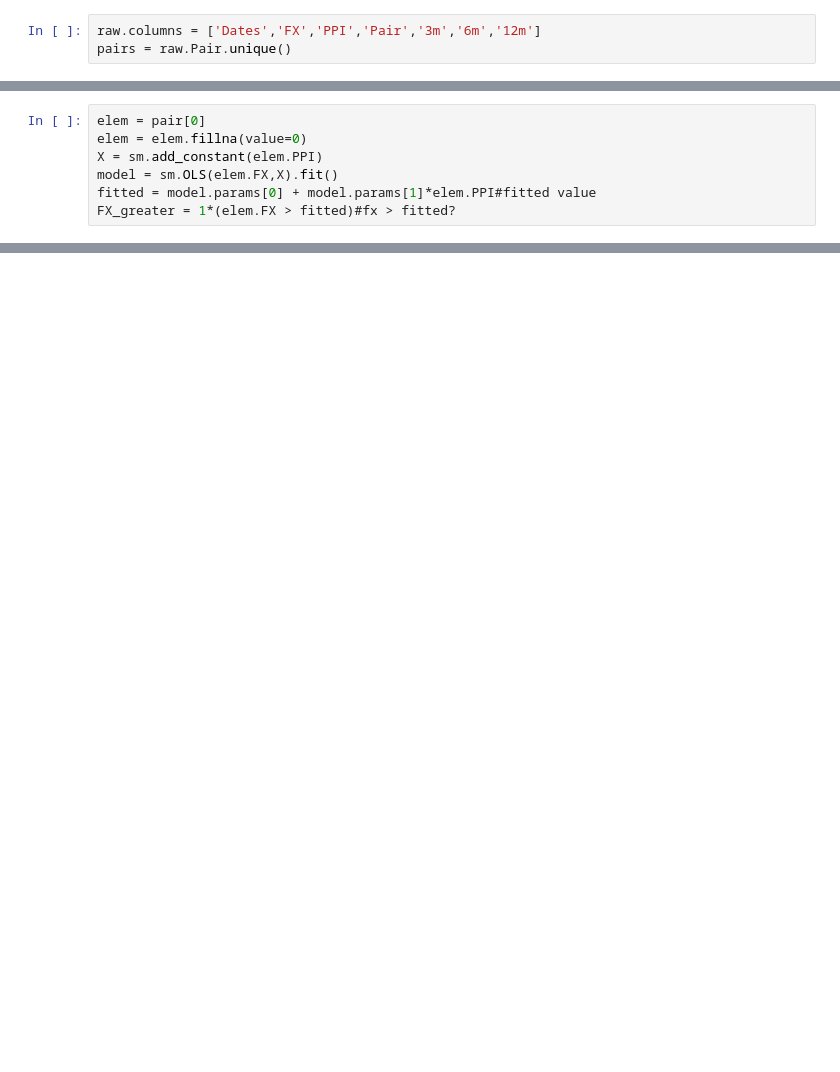
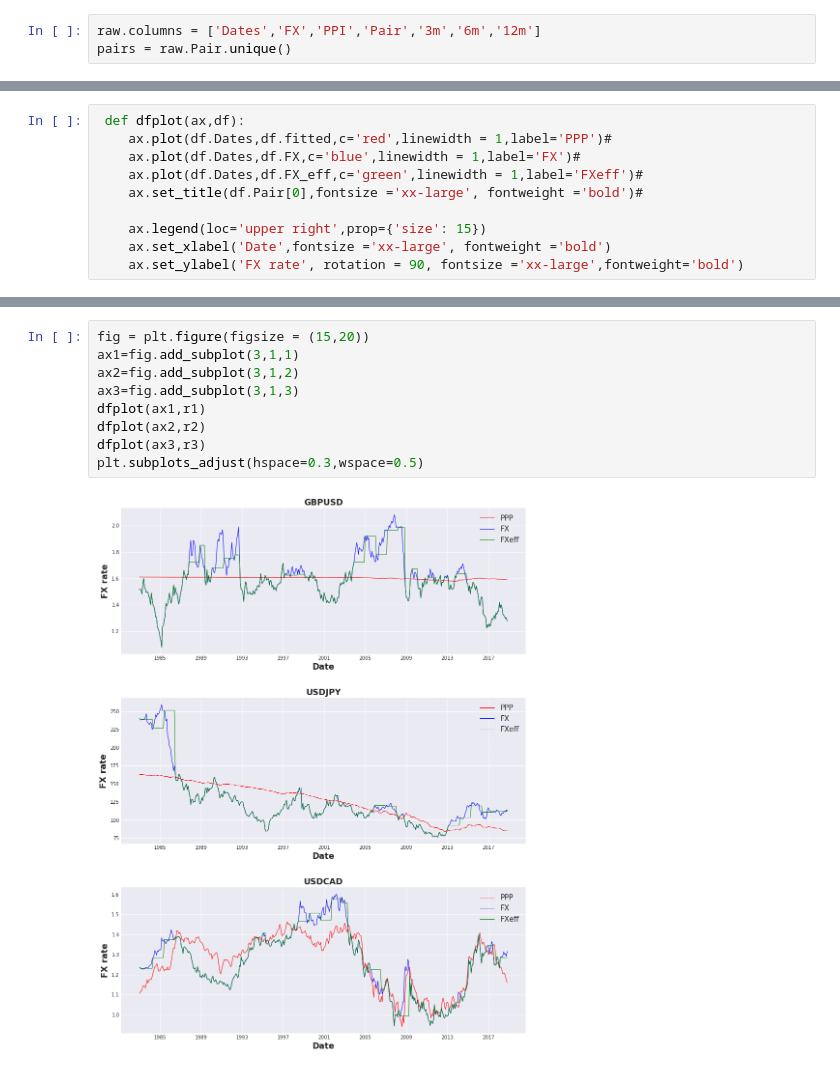
Before and after one commit to Tommy23Liu/assetpricing1, a Jupyter notebook: EAProj.ipynb, the cells around one changed output, grey strips where cells are left out. Cells and saved outputs as stored; diff of their text form; blank space fills up the shorter version.

```diff
--- a/EAProj.ipynb
+++ b/EAProj.ipynb
@@ -63,8 +45 @@ for elem in pair:
-# %%
-elem = pair[0]
-elem = elem.fillna(value=0)
-X = sm.add_constant(elem.PPI)
-model = sm.OLS(elem.FX,X).fit()
-fitted = model.params[0] + model.params[1]*elem.PPI#fitted value
-FX_greater = 1*(elem.FX > fitted)#fx > fitted?
 # %%
@@ -93,0 +99,10 @@ fxe = pd.Series(FX_eff)
+# %%
+ def dfplot(ax,df):
+    ax.plot(df.Dates,df.fitted,c='red',linewidth = 1,label='PPP')#
+    ax.plot(df.Dates,df.FX,c='blue',linewidth = 1,label='FX')#
+    ax.plot(df.Dates,df.FX_eff,c='green',linewidth = 1,label='FXeff')#
+    ax.set_title(df.Pair[0],fontsize ='xx-large', fontweight ='bold')#
+
+    ax.legend(loc='upper right',prop={'size': 15})
+    ax.set_xlabel('Date',fontsize ='xx-large', fontweight ='bold')
+    ax.set_ylabel('FX rate', rotation = 90, fontsize ='xx-large',fontweight='bold')
@@ -94,3 +124,14 @@ fxe = pd.Series(FX_eff)
+# %%
+fig = plt.figure(figsize = (15,20))
+ax1=fig.add_subplot(3,1,1)
+ax2=fig.add_subplot(3,1,2)
+ax3=fig.add_subplot(3,1,3)
+dfplot(ax1,r1)
+dfplot(ax2,r2)
+dfplot(ax3,r3)
+plt.subplots_adjust(hspace=0.3,wspace=0.5)
+# %% [output]
+[figure, added]
 # %%
 #plot
 sns.set_style('darkgrid')
```
Also changed, not shown: parts of 14 cells of this notebook.
